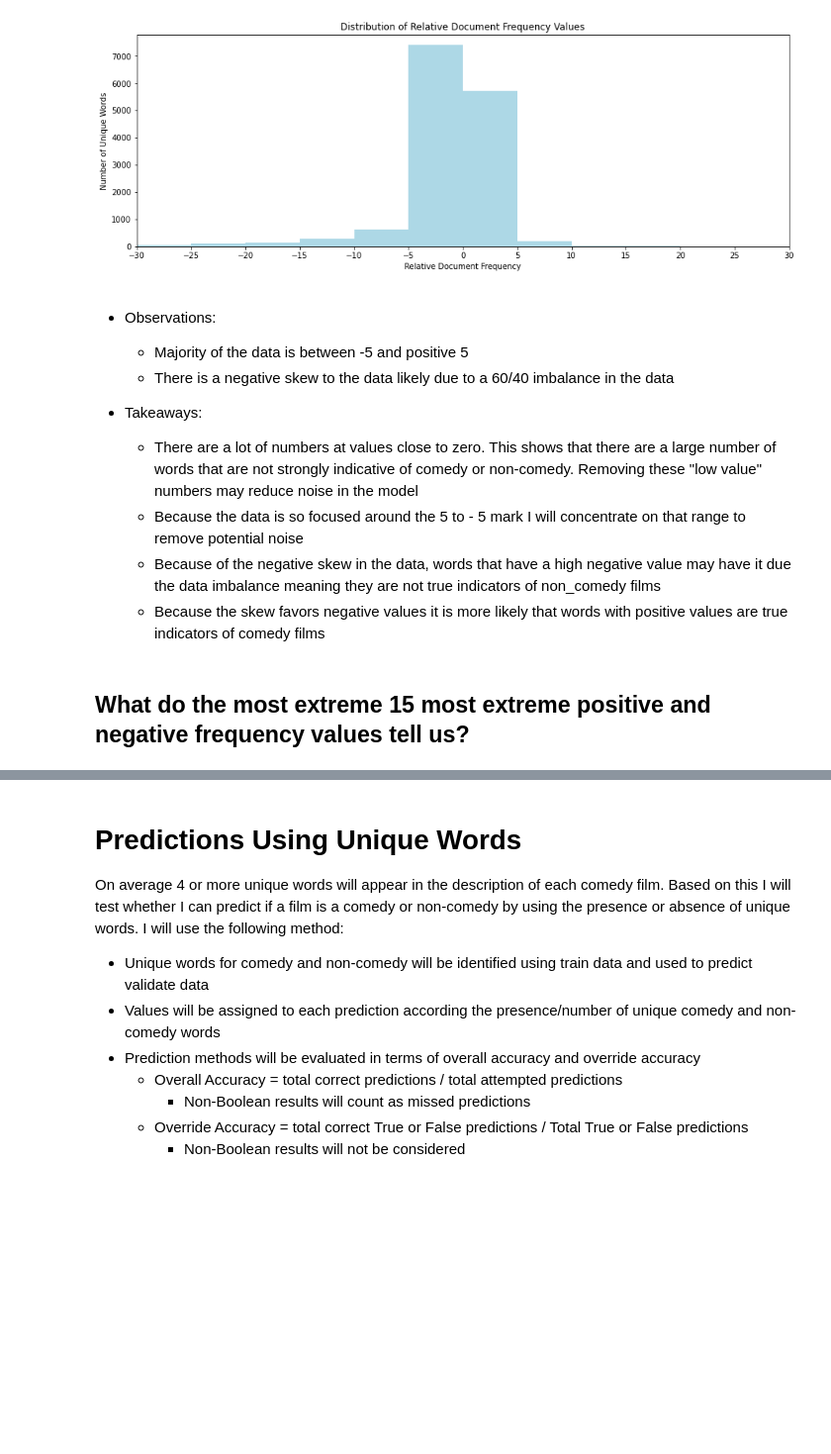
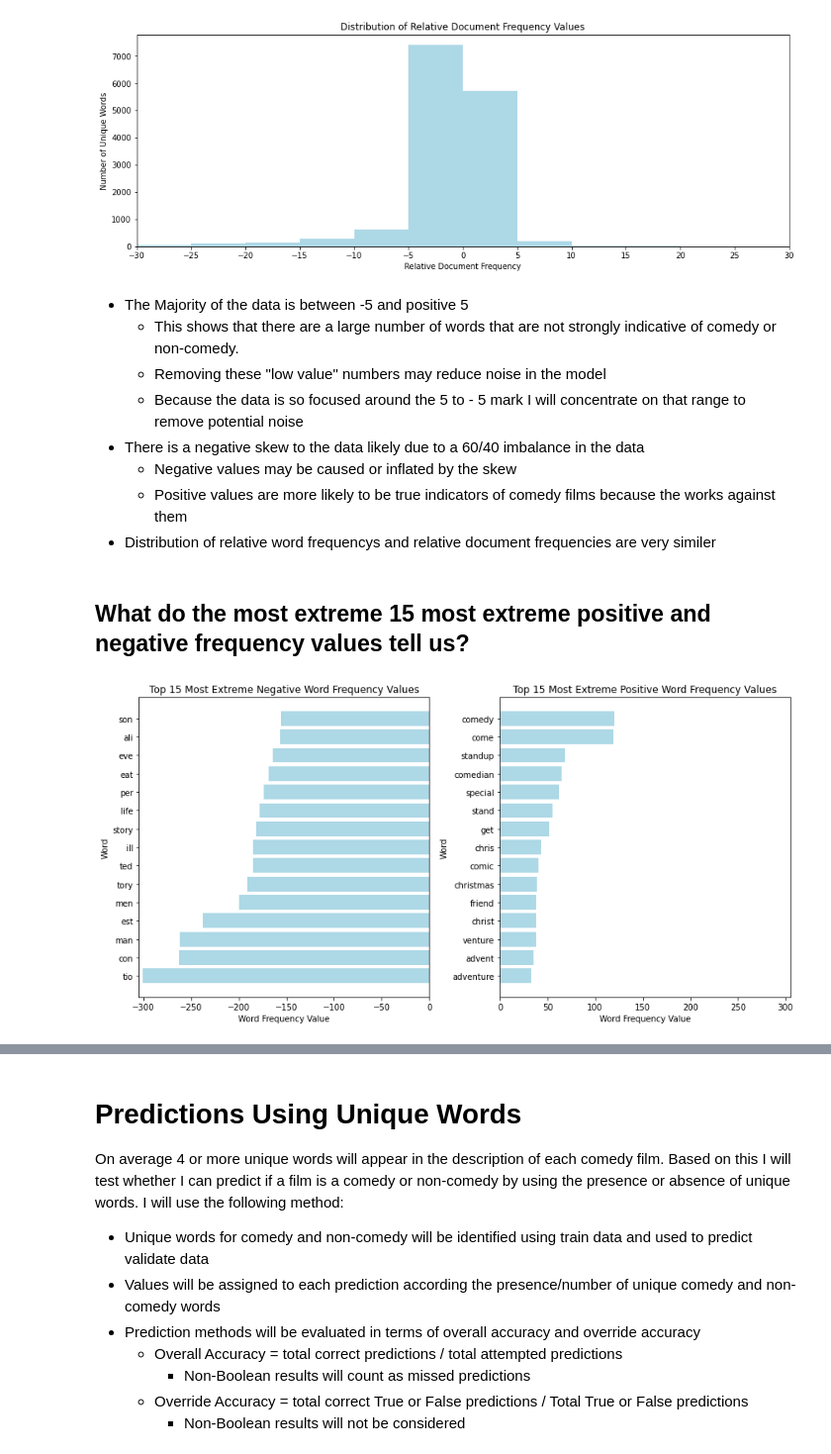
Before and after one commit to Johndsalas/netflix_genre_labeler, a Jupyter notebook: main.ipynb, the cells around one changed output, grey strips where cells are left out. Shown at 99% size. Cells and saved outputs as stored; diff of their text form; code cells hidden in the pictures; blank space fills up the shorter version.

Commit message:
rewrite through modeling intro complete

```diff
--- a/main.ipynb
+++ b/main.ipynb
@@ -182,17 +178,18 @@ e.get_hist(doc_counts, "Distribution of Relative Document Frequency Values","Rel
 # %% [output]
 [figure]
 # %% [markdown]
-* Observations:
-    * Majority of the data is between -5 and positive 5
-    * There is a negative skew to the data likely due to a 60/40 imbalance in the data
-
-* Takeaways:
-    * There are a lot of numbers at values close to zero. This shows that there are a large number of words that are not strongly indicative of comedy or non-comedy. Removing these "low value" numbers may reduce noise in the model
-     * Because the data is so focused around the 5 to - 5 mark I will concentrate on that range to remove potential noise
-    * Because of the negative skew in the data, words that have a high negative value may have it due the data imbalance meaning they are not true indicators of non_comedy films
-    * Because the skew favors negative values it is more likely that words with positive values are true indicators of comedy films
+* The Majority of the data is between -5 and positive 5
+    * This shows that there are a large number of words that are not strongly indicative of comedy or non-comedy.
+    * Removing these "low value" numbers may reduce noise in the model
+    * Because the data is so focused around the 5 to - 5 mark I will concentrate on that range to remove potential noise
+* There is a negative skew to the data likely due to a 60/40 imbalance in the data
+    * Negative values may be caused or inflated by the skew
+    * Positive values are more likely to be true indicators of comedy films because the works against them
+* Distribution of relative word frequencys and relative document frequencies are very similer
 # %% [markdown]
 ## What do the most extreme 15 most extreme positive and negative frequency values tell us?
 # %%
-e.display_ext_values(dict(word_freq[:15]),"Top 15 Most Extreme Negative Word Frequency Values", dict(word_freq[-15:]), "Top 15 Most Extreme Positive Word Frequency Values","Word Frequency Value", "Word", 325)
+e.display_ext_values(dict(word_freq[:15]),"Top 15 Most Extreme Negative Word Frequency Values", dict(word_freq[-15:]), "Top 15 Most Extreme Positive Word Frequency Values","Word Frequency Value", "Word", 305)
+# %% [output]
+[figure, added]
 # %% [markdown]
```
Also changed, not shown: parts of 32 cells of this notebook.
